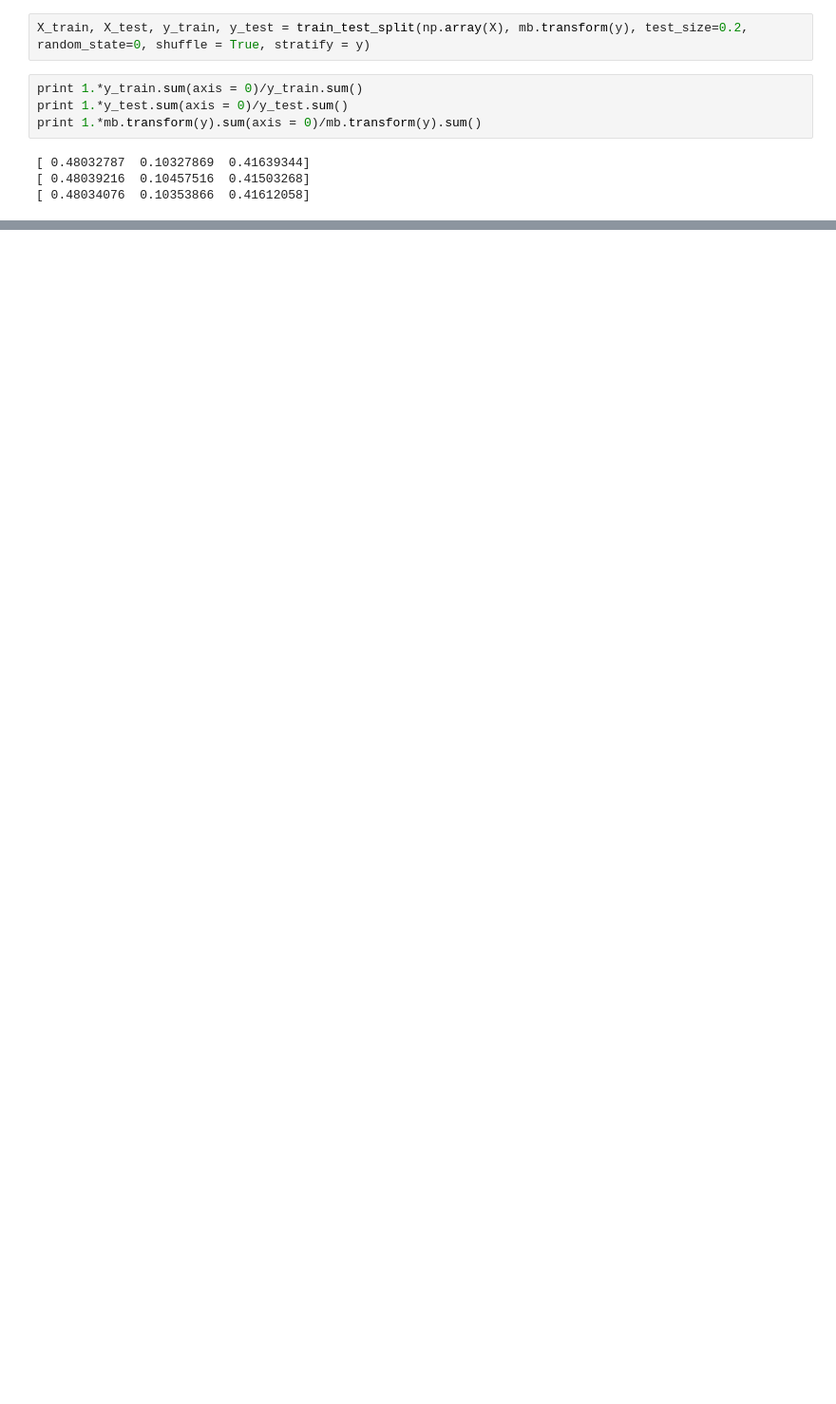
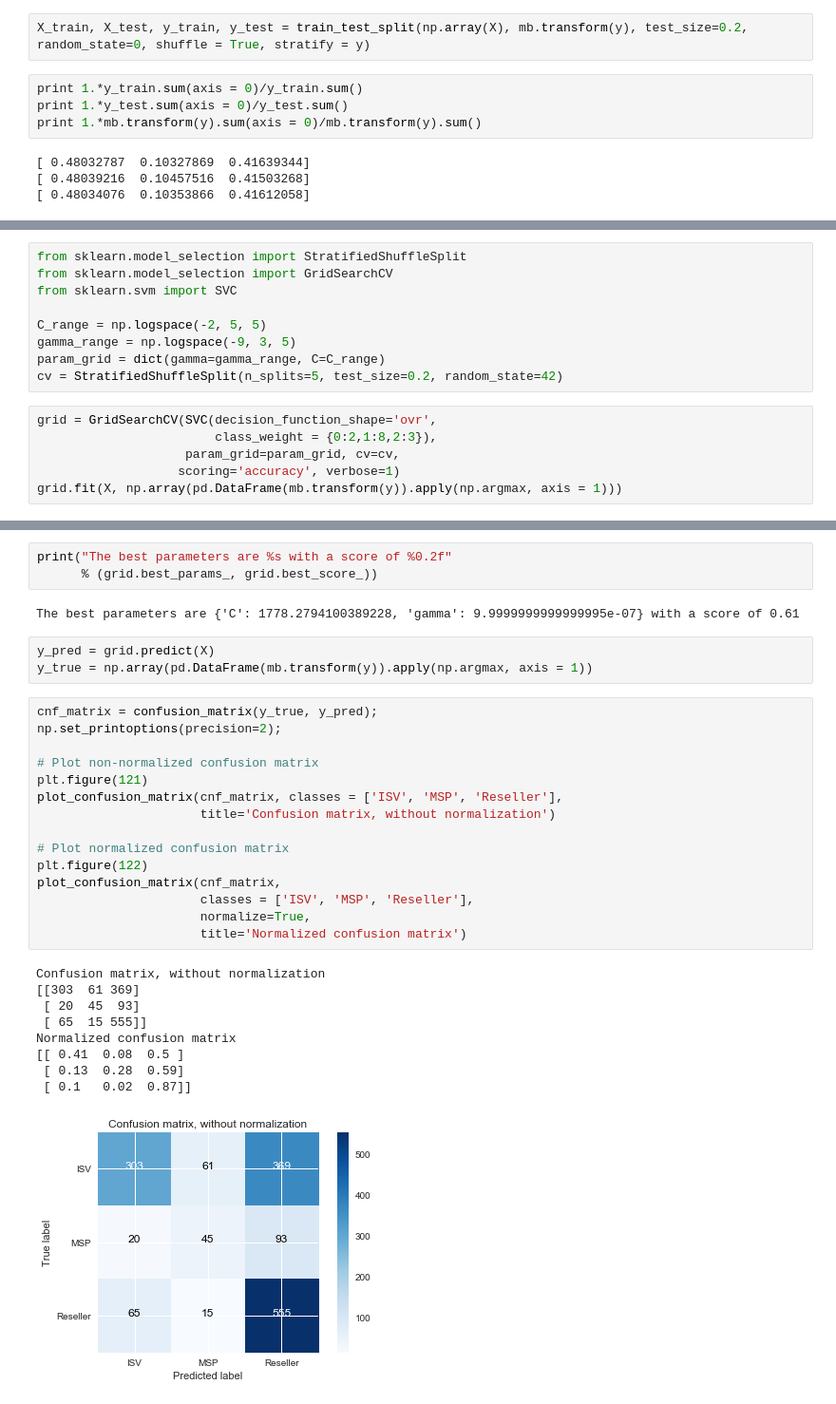
Before and after one commit to agarbuno/iqblade, a Jupyter notebook: python/exploratory_analysis.ipynb, the cells around one changed output, grey strips where cells are left out. Shown at 95% size. Drawn from its saved outputs; the diff is of its cells as text; blank space fills up the shorter version.

```diff
--- a/python/exploratory_analysis.ipynb
+++ b/python/exploratory_analysis.ipynb
@@ -471,0 +625,15 @@ print 1.*mb.transform(y).sum(axis = 0)/mb.transform(y).sum()
+# %%
+from sklearn.model_selection import StratifiedShuffleSplit
+from sklearn.model_selection import GridSearchCV
+from sklearn.svm import SVC
+
+C_range = np.logspace(-2, 5, 5)
+gamma_range = np.logspace(-9, 3, 5)
+param_grid = dict(gamma=gamma_range, C=C_range)
+cv = StratifiedShuffleSplit(n_splits=5, test_size=0.2, random_state=42)
+# %%
+grid = GridSearchCV(SVC(decision_function_shape='ovr',
+                        class_weight = {0:2,1:8,2:3}),
+                    param_grid=param_grid, cv=cv,
+                   scoring='accuracy', verbose=1)
+grid.fit(X, np.array(pd.DataFrame(mb.transform(y)).apply(np.argmax, axis = 1)))
@@ -471,0 +656,33 @@ print 1.*mb.transform(y).sum(axis = 0)/mb.transform(y).sum()
+# %%
+print("The best parameters are %s with a score of %0.2f"
+      % (grid.best_params_, grid.best_score_))
+# %% [output]
+The best parameters are {'C': 1778.2794100389228, 'gamma': 9.9999999999999995e-07} with a score of 0.61
+# %%
+y_pred = grid.predict(X)
+y_true = np.array(pd.DataFrame(mb.transform(y)).apply(np.argmax, axis = 1))
+# %%
+cnf_matrix = confusion_matrix(y_true, y_pred);
+np.set_printoptions(precision=2);
+
+# Plot non-normalized confusion matrix
+plt.figure(121)
+plot_confusion_matrix(cnf_matrix, classes = ['ISV', 'MSP', 'Reseller'],
+                      title='Confusion matrix, without normalization')
+
+# Plot normalized confusion matrix
+plt.figure(122)
+plot_confusion_matrix(cnf_matrix,
+                      classes = ['ISV', 'MSP', 'Reseller'],
+                      normalize=True,
+                      title='Normalized confusion matrix')
+# %% [output]
+Confusion matrix, without normalization
+[[303  61 369]
+ [ 20  45  93]
+ [ 65  15 555]]
+Normalized confusion matrix
+[[ 0.41  0.08  0.5 ]
+ [ 0.13  0.28  0.59]
+ [ 0.1   0.02  0.87]]
+[figure, added]
```
Also changed, not shown: parts of 25 cells of this notebook, 2 other files.
